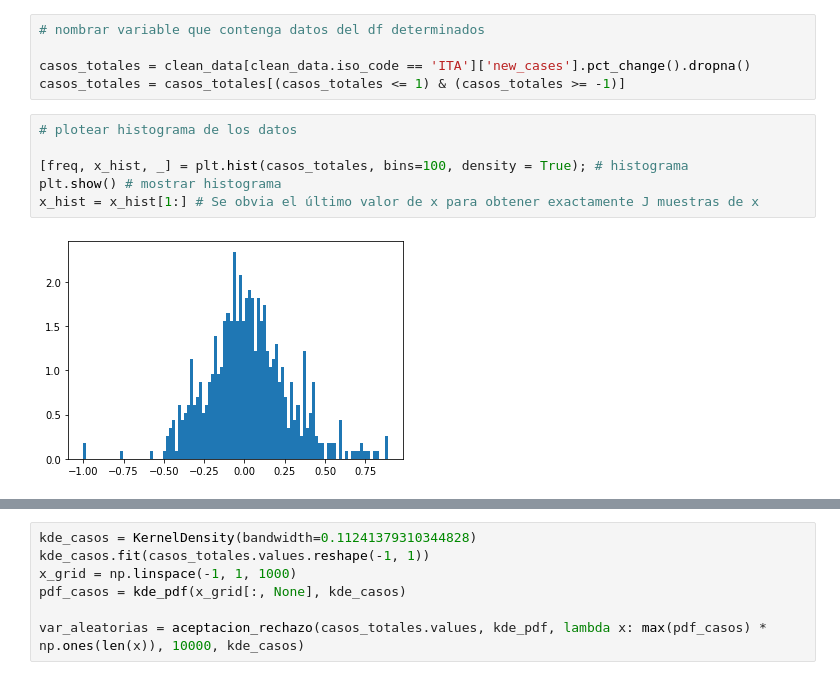
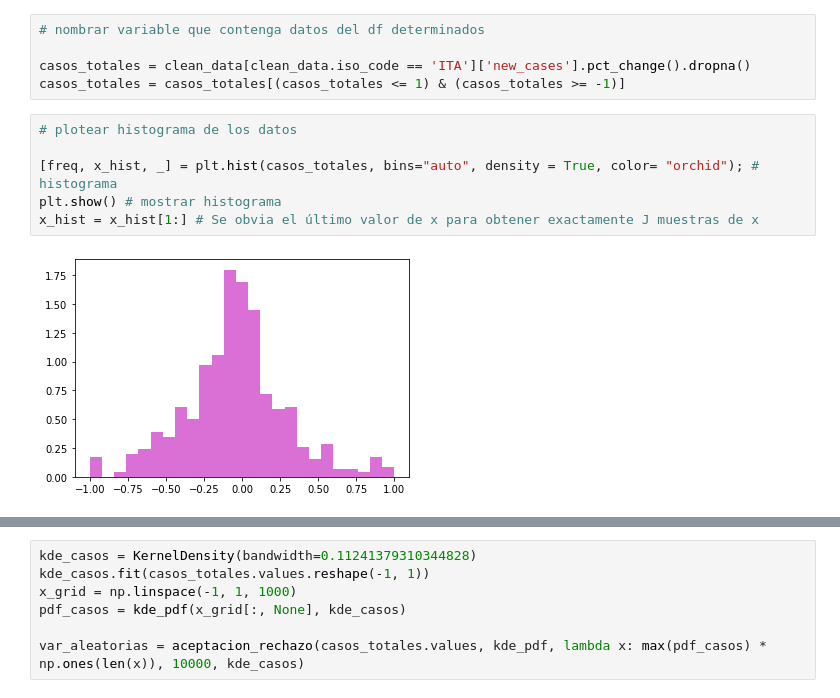
Before and after one commit to danielamichel/Proyecto1_DMichel_ADurrmuller, a Jupyter notebook: Proyecto_ASDurrmuller_DMichel.ipynb, the cells around one changed output, grey strips where cells are left out. Cells and saved outputs as stored; diff of their text form.

```diff
--- a/Proyecto_ASDurrmuller_DMichel.ipynb
+++ b/Proyecto_ASDurrmuller_DMichel.ipynb
@@ -155,8 +265,8 @@ casos_totales = casos_totales[(casos_totales <= 1) & (casos_totales >= -1)]
 # %%
 # plotear histograma de los datos
 
-[freq, x_hist, _] = plt.hist(casos_totales, bins=100, density = True); # histograma
+[freq, x_hist, _] = plt.hist(casos_totales, bins="auto", density = True, color= "orchid"); # histograma
 plt.show() # mostrar histograma
 x_hist = x_hist[1:] # Se obvia el último valor de x para obtener exactamente J muestras de x
 # %% [output]
-[figure, old version]
+[figure, new version]
```
Also changed, not shown: parts of 34 cells of this notebook.
